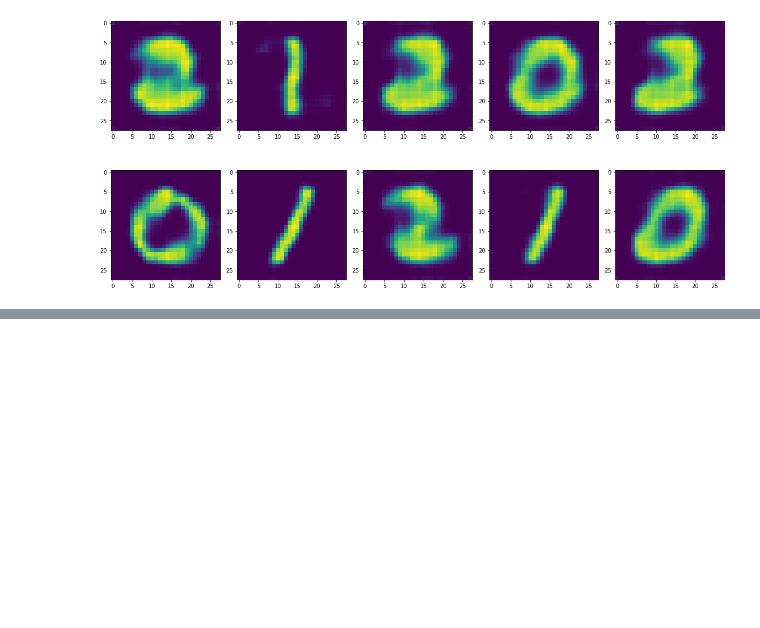
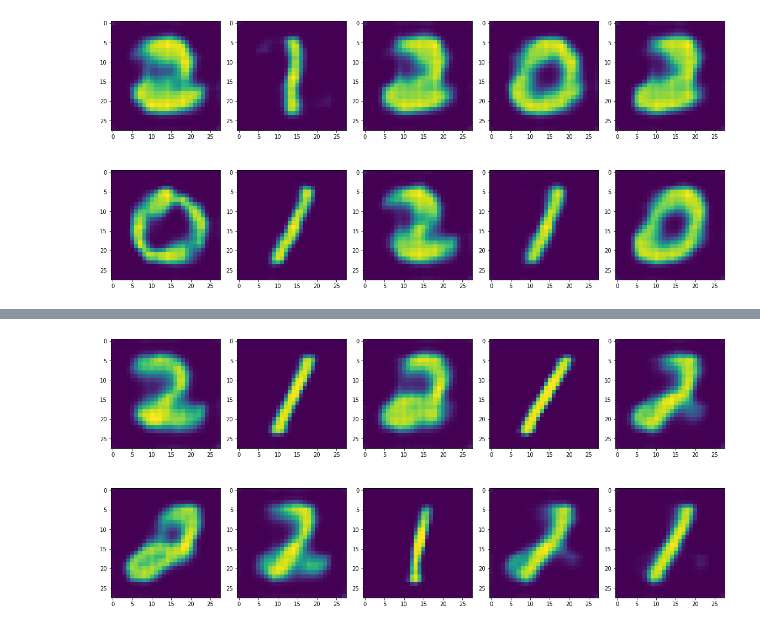
Before and after one commit to XiaoranHao/CoopCommAsInfoVAE, a Jupyter notebook: InfoVAE_EOT.ipynb, the cells around one changed output, grey strips where cells are left out. Saved outputs shown, nothing was run; the diff lists cells and outputs as text; code cells hidden in the pictures; blank space fills up the shorter version.

```diff
--- a/InfoVAE_EOT.ipynb
+++ b/InfoVAE_EOT.ipynb
@@ -107,7 +110,7 @@ class EOT_sample(nn.Module):
         self.pz_true = Independent(Normal(loc=mu, scale=torch.ones_like(mu)),
                            reinterpreted_batch_ndims=1)
 
-        self.pz = torch.ones(n_sample)/n_sample
+        self.pz = (torch.ones(n_sample)/n_sample).to(device)
 
     def sinkhorn_scaling(self, x):
         self.px = torch.ones(len(x))/len(x)
@@ -118,8 +121,17 @@ class EOT_sample(nn.Module):
         P = ot.sinkhorn(self.px, self.pz, C, self.e, method='sinkhorn_log')
         return P, C
 
+    def semi_dual_sgd(self,x):
+        self.px = (torch.ones(len(x))/len(x)).to(device)
+        self.z = self.pz_true.sample().to(device)
+        dist = self.c_function(self.z)
+        x = x.repeat(1,len(self.z),1,1).unsqueeze(2)
+        C = -dist.log_prob(x).sum([2,3,4])
+        P, u, v = solver.solve_semi_dual_entropic(self.px, self.pz, C, reg=1, numItermax=1000)
+        return P, C
+
     def forward(self, x):
-        P, C = self.sinkhorn_scaling(x)
+        P, C = self.semi_dual_sgd(x)
         kl = self.entropy.Omega(P)-self.entropy.Omega(self.px)-self.entropy.Omega(self.pz)
         return P, C, kl
 
@@ -424,0 +505,14 @@ plt.show()
+# %%
+with torch.no_grad():
+    dist = model.c_function(model.z)
+fig, axs = plt.subplots(nrows=2, ncols=5, figsize=(16, 8))
+img = dist.mean.numpy().transpose(0,2,3,1)[10:20]
+n = 0
+for ax in axs.flat:
+    ax.imshow(img[n])
+    n=n+1
+
+plt.tight_layout()
+plt.show()
+# %% [output]
+[figure, added]
```
Also changed, not shown: parts of 41 cells of this notebook, 5 other files.
